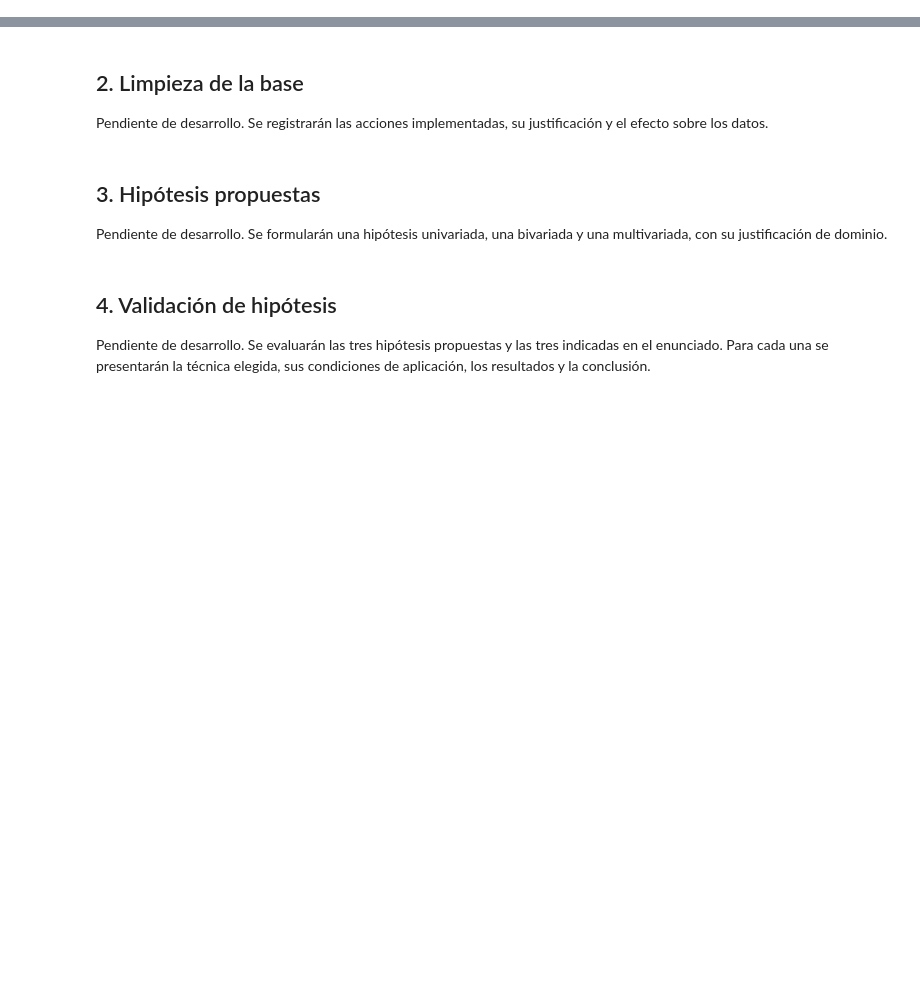
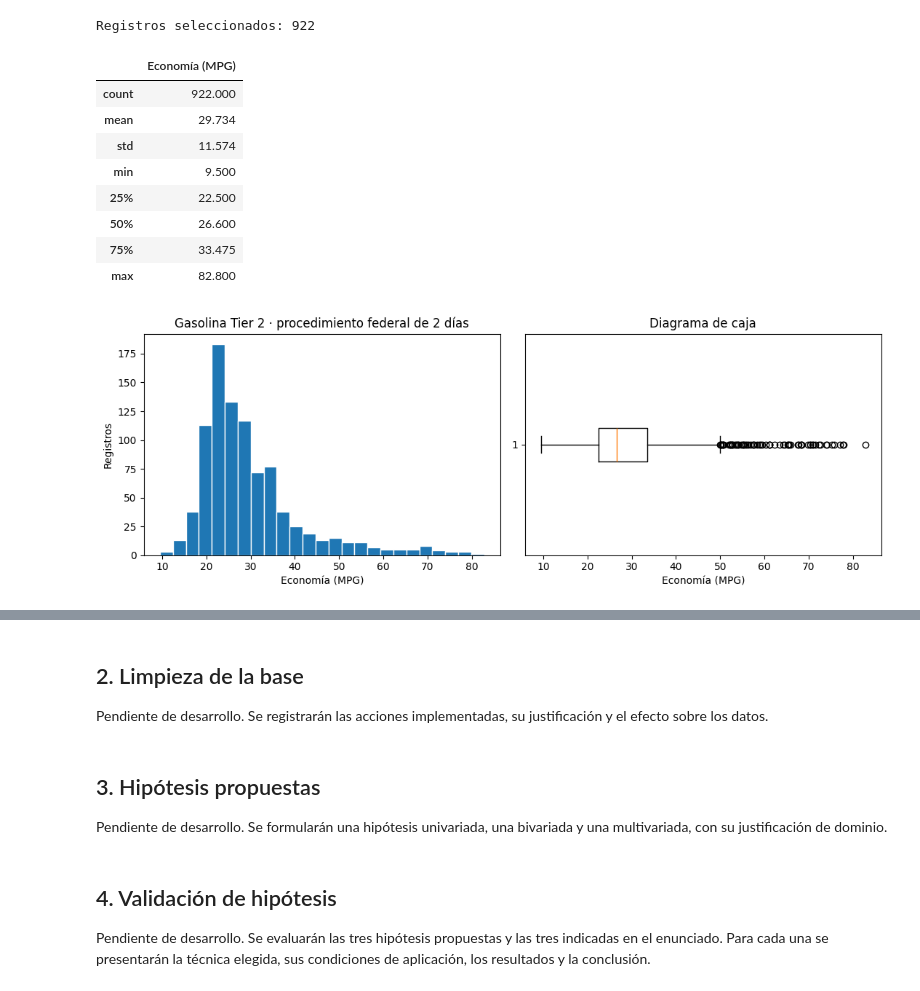
Before and after one commit to rodrigo1git/TPE-Fundamentos-de-Ciencia-de-Datos, a Jupyter notebook: TPE.ipynb, the cells around one changed output, grey strips where cells are left out. Drawn from its saved outputs; the diff is of its cells as text; code cells hidden in the pictures; blank space fills up the shorter version.

```diff
--- a/TPE.ipynb
+++ b/TPE.ipynb
@@ -18,20 +0,0 @@ Primero se inspeccionan las dimensiones, las primeras filas y los tipos de datos
-# %%
-from pathlib import Path
-import pandas as pd
-import matplotlib.pyplot as plt
-import seaborn as sns
-from IPython.display import display
-
-pd.set_option('display.max_columns', 12)
-pd.set_option('display.max_colwidth', 70)
-sns.set_theme(style='whitegrid', context='notebook')
-plt.rcParams.update({'figure.dpi': 110, 'axes.titlesize': 11})
-
-# Ejecutar desde la raíz del proyecto; el archivo original se conserva en data/.
-archivo = Path('data') / '25-testcar-2026-01-21.xlsx'
-libro = pd.ExcelFile(archivo)
-print('Hojas:', libro.sheet_names)
-datos = pd.read_excel(archivo, sheet_name='Sheet1')
-print(f'Dimensiones: {datos.shape[0]:,} registros y {datos.shape[1]} atributos')
-display(datos.head())
-datos.info()
@@ -573,0 +267,33 @@ El inciso deja un diagnóstico y una lista concreta de aspectos para investigar.
+# %%
+seleccion = (
+    (datos['Test Fuel Type Description'] == 'Tier 2 Cert Gasoline') &
+    (datos['Test Procedure Description'] == 'Federal fuel 2-day exhaust (w/can load)')
+)
+contexto = datos.loc[seleccion].copy()
+economia = contexto['RND_ADJ_FE'].dropna()
+
+print('Registros seleccionados:', len(contexto))
+display(economia.describe().to_frame('Economía (MPG)').round(3))
+
+fig, axes = plt.subplots(1, 2, figsize=(11, 4))
+axes[0].hist(economia, bins=25, edgecolor='white')
+axes[0].set_xlabel('Economía (MPG)')
+axes[0].set_ylabel('Registros')
+axes[0].set_title('Gasolina Tier 2 · procedimiento federal de 2 días')
+axes[1].boxplot(economia, vert=False)
+axes[1].set_xlabel('Economía (MPG)')
+axes[1].set_title('Diagrama de caja')
+plt.tight_layout()
+plt.show()
+# %% [output]
+Registros seleccionados: 922
+|  | Economía (MPG) |
+| count | 922.000 |
+| mean | 29.734 |
+| std | 11.574 |
+| min | 9.500 |
+| 25% | 22.500 |
+| 50% | 26.600 |
+| 75% | 33.475 |
+| max | 82.800 |
+[figure, added]
```
Also changed, not shown: parts of 41 cells of this notebook, 1 other file.
